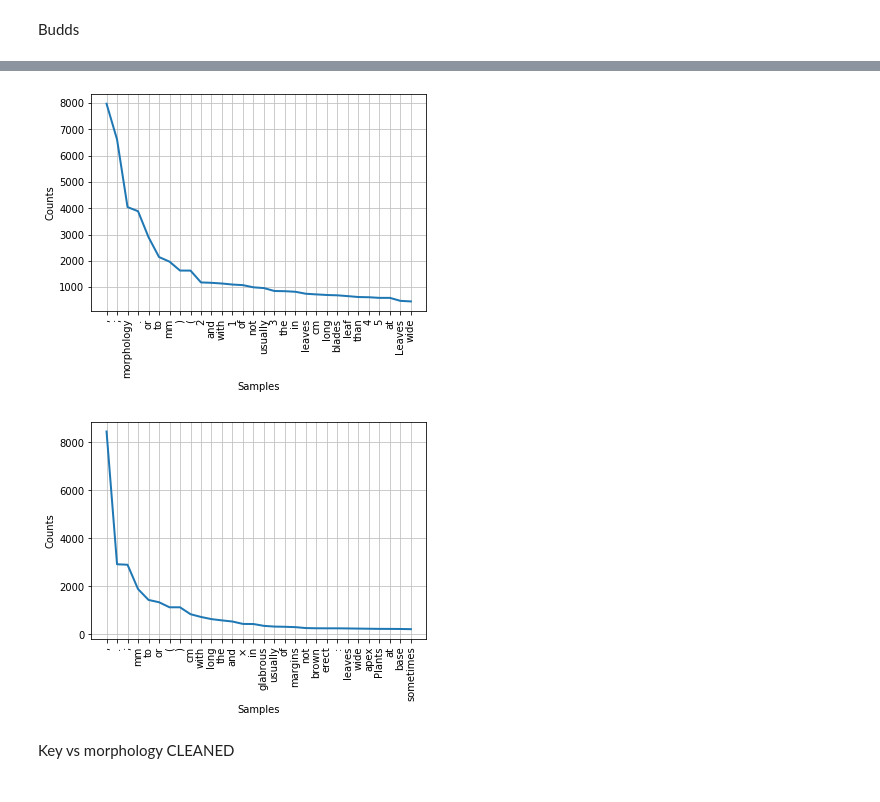
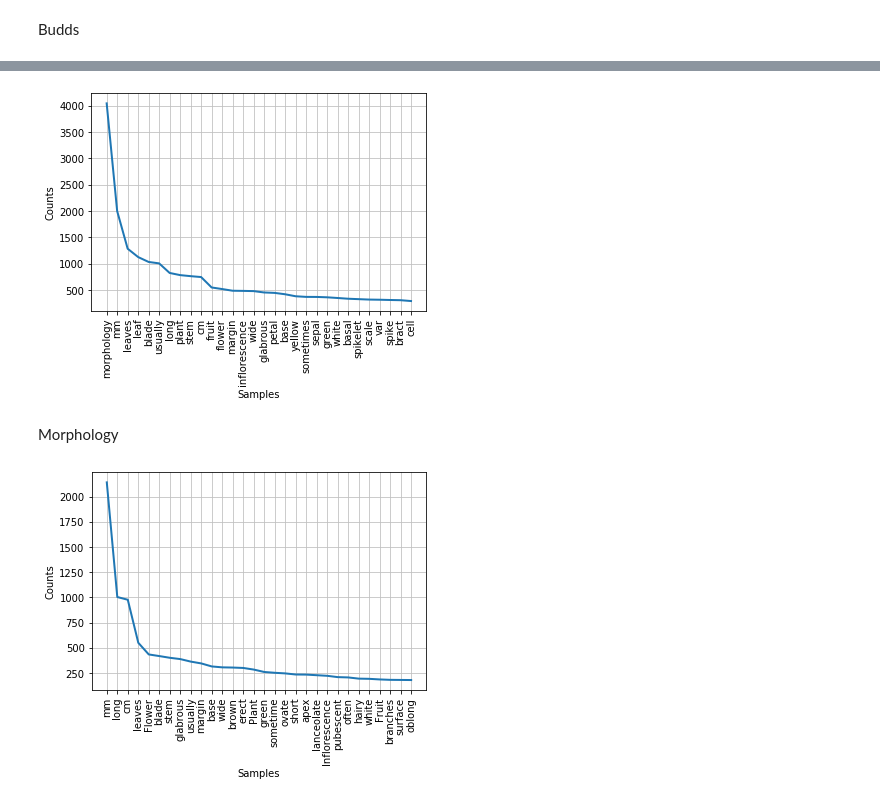
Before and after one commit to jocelynpender/flora-prepper, a Jupyter notebook: notebooks/analysis_visualization.ipynb, the cells around one changed output, grey strips where cells are left out. Saved outputs shown, nothing was run; the diff lists cells and outputs as text; code cells hidden in the pictures.

Commit message:
move bulk of the model building to a notebook and add code to visualize

```diff
--- a/notebooks/analysis_visualization.ipynb
+++ b/notebooks/analysis_visualization.ipynb
@@ -10,12 +16,11 @@ from src.visualization.visualize import *
 # %%
-# Build data frames
 fna = make_fna_data_frame(fna_filepath="../data/external/fna_keys.csv", frac_to_sample=0.1, balance_categories=True,
                           categories_to_keep=["key", "morphology", "taxon_identification", "distribution"])
-bc = make_bc_data_frame(bc_filepath="../data/external/eflora-bc-full.csv",
-                        frac_to_sample=1, balance_categories=True)
+bc = make_bc_data_frame(bc_filepath="../data/external/eflora-bc-partial.csv",
+                        frac_to_sample=0.15, balance_categories=True)
 budds = make_budds_data_frame(budds_file_path="../data/external/buddsfloraofcana00otta_djvu.xml", frac_to_sample=1,
                               balance_categories=True)
-flora_data_frame = pd.concat([fna, bc, budds])
+flora_data_frame = pd.concat([fna, bc, budds], keys=['fna', 'bc', 'budds'], names=['Dataset name', 'Row ID'])
 # %% [output]
 of pandas will change to not sort by default.
 
@@ -26,0 +35,4 @@ Word cloud for all text data
+# %%
+flora_data_frame = flora_data_frame.reset_index()
+flora_data_frame['Dataset name'].value_counts().plot.bar()
+plt.show()
@@ -111,15 +124,18 @@ Key vs morphology UNCLEANED
+# %%
+word_cloud_key = WordCloud(stopwords=tokenized_stop_words,
+                      background_color="white", collocations=False).process_text(key)
+fdist_key = FreqDist(word_cloud_key)
+fdist_key.plot(30,cumulative=False)
+plt.show()
+# %% [output]
+[figure, added]
+# %% [markdown]
+Morphology
 # %%
-tokenized_key=word_tokenize(key)
-fdist_key = FreqDist(tokenized_key)
-fdist_key.plot(30,cumulative=False)
-plt.show()
-
-tokenized_morphology=word_tokenize(morphology)
-fdist_morphology = FreqDist(tokenized_morphology)
+word_cloud_morphology = WordCloud(stopwords=tokenized_stop_words,
+                      background_color="white", collocations=False).process_text(morphology)
+fdist_morphology = FreqDist(word_cloud_morphology)
 fdist_morphology.plot(30,cumulative=False)
 plt.show()
 # %% [output]
-[figure, old version]
+[figure, new version]
-[figure, removed]
-# %% [markdown]
-Key vs morphology CLEANED
```
Also changed, not shown: parts of 35 cells of this notebook, 5 other files.
